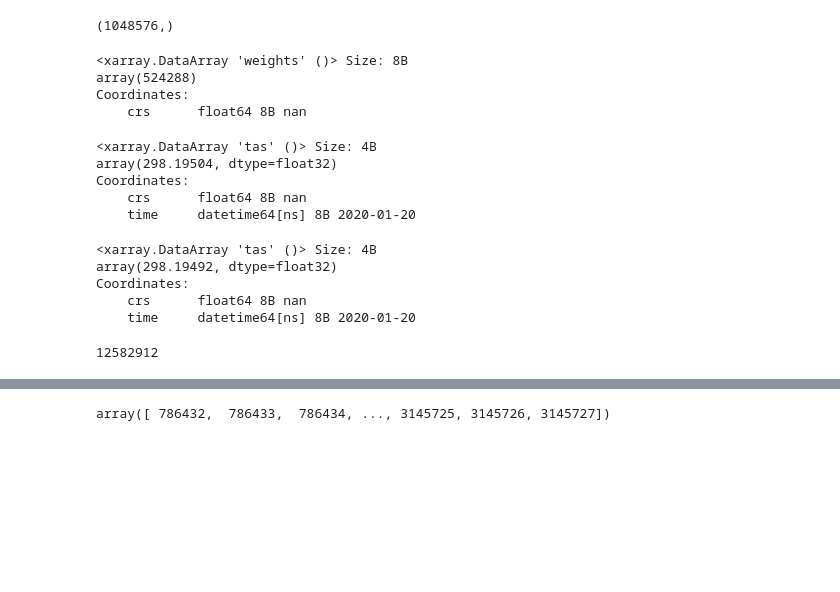
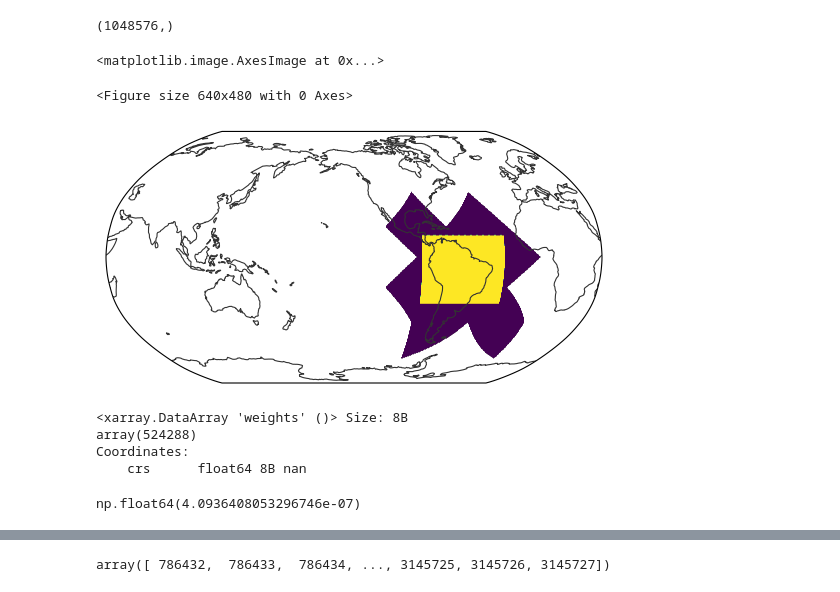
Before and after one commit to feng045/wcrp_hackathon, a Jupyter notebook: notebooks/local_dev/coarsen_regional.ipynb, the cells around one changed output, grey strips where cells are left out. Drawn from its saved outputs; the diff is of its cells as text; code cells hidden in the pictures; blank space fills up the shorter version.

Commit message:
Test regional weights in notebook. Still uncertain that the weighted mean at z9 is close enough to the mean at z10 for regional data.

```diff
--- a/notebooks/local_dev/coarsen_regional.ipynb
+++ b/notebooks/local_dev/coarsen_regional.ipynb
@@ -47,11 +48,12 @@ class Catalog:
         if 'glm.n1280' in kwargs['sim']:
             if kwargs['zoom'] == 10:
                 raise Exception('n1280 has no zoom=10')
-            elif kwargs['zoom'] <= 8:
-                print(f'WARNING: no data for zoom={kwargs["zoom"]}')
+            #elif kwargs['zoom'] <= 8:
+            #    print(f'WARNING: no data for zoom={kwargs["zoom"]}')
         else:
-            if kwargs['zoom'] <= 9:
-                print(f'WARNING: no data for zoom={kwargs["zoom"]}')
+            pass
+            #if kwargs['zoom'] <= 9:
+            #    print(f'WARNING: no data for zoom={kwargs["zoom"]}')
 
         for k, v in kwargs.items():
             if k not in self.allowed_params:
@@ -160,6 +159,12 @@ w9 = ds9.weights.compute()
 w9.shape
 # %% [output]
 (1048576,)
+# %%
+egh.healpix_show(w9)
+# %% [output]
+<matplotlib.image.AxesImage at 0x...>
+<Figure size 640x480 with 0 Axes>
+[figure, added]
 # %%
 np.isnan(w9).sum()
 # %% [output]
@@ -168,22 +173,12 @@ array(524288)
 Coordinates:
     crs      float64 8B nan
 # %%
-tas9.weighted(w9.fillna(0)).mean().compute()
+tas9wm = float(tas9.weighted(w9.fillna(0)).mean().compute().values)
-# %% [output]
-<xarray.DataArray 'tas' ()> Size: 4B
-array(298.19504, dtype=float32)
-Coordinates:
-    crs      float64 8B nan
-    time     datetime64[ns] 8B 2020-01-20
 # %%
-tas10.mean().compute()
+tas10m = float(tas10.mean().compute().values)
-# %% [output]
-<xarray.DataArray 'tas' ()> Size: 4B
-array(298.19492, dtype=float32)
-Coordinates:
-    crs      float64 8B nan
-    time     datetime64[ns] 8B 2020-01-20
 # %%
-12 * 4**10
+tas9m = float(tas9.mean().compute().values)
-# %% [output]
-12582912
+# %%
+np.abs(tas10m - tas9wm) / np.mean([tas10m, tas9wm])
+# %% [output]
+np.float64(4.0936408053296746e-07)
```
Also changed, not shown: parts of 27 cells of this notebook.
